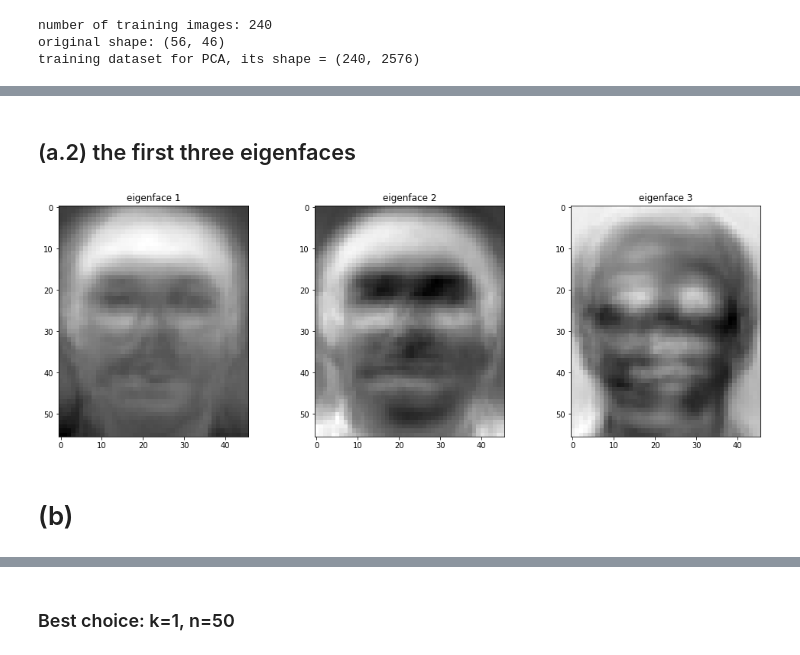
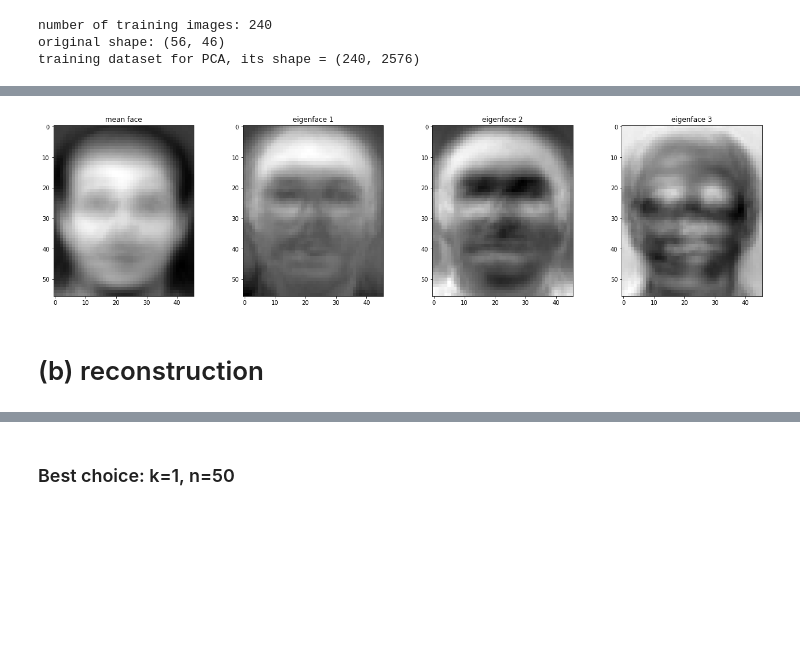
Before and after one commit to twcmchang/DLCV2018SPRING, a Jupyter notebook: hw1/hw1_d05921027.ipynb, the cells around one changed output, grey strips where cells are left out. Cells and saved outputs as stored; diff of their text form; code cells hidden in the pictures; blank space fills up the shorter version.

```diff
--- a/hw1/hw1_d05921027.ipynb
+++ b/hw1/hw1_d05921027.ipynb
@@ -48,2 +54,0 @@ plt.imshow(mean_face, cmap='gray')
-# %% [markdown]
-## (a.2) the first three eigenfaces
@@ -57,18 +55,30 @@ pc3 = np.reshape(e.components_[2],newshape=original_shape)
 # %%
-plt.figure(figsize=(15,16))
-plt.subplot(131)
+mean_face = np.mean(xtrain,axis=0)
+mean_face = np.reshape(mean_face,newshape=original_shape)
+
+pca = PCA(n_components=min(xtrain.shape)-1)
+e = pca.fit(xtrain-mean_face.reshape(-1))
+pc1 = np.reshape(e.components_[0],newshape=original_shape)
+pc2 = np.reshape(e.components_[1],newshape=original_shape)
+pc3 = np.reshape(e.components_[2],newshape=original_shape)
+
+plt.figure(figsize=(20,16))
+plt.subplot(141)
+plt.imshow(mean_face, cmap='gray')
+plt.title("mean face")
+plt.subplot(142)
 plt.imshow(pc1,cmap='gray')
 plt.title("eigenface 1")
-plt.subplot(132)
+plt.subplot(143)
 plt.imshow(pc2,cmap='gray')
 plt.title("eigenface 2")
-plt.subplot(133)
+plt.subplot(144)
 plt.imshow(pc3,cmap='gray')
 plt.title("eigenface 3")
 plt.subplots_adjust(top=0.92, bottom=0.08, left=0.10, right=0.95, hspace=0.25,wspace=0.35)
 plt.show()
 plt.close()
 # %% [output]
-[figure, old version]
+[figure, new version]
 # %% [markdown]
-# (b)
+# (b) reconstruction
```
Also changed, not shown: parts of 19 cells of this notebook.
